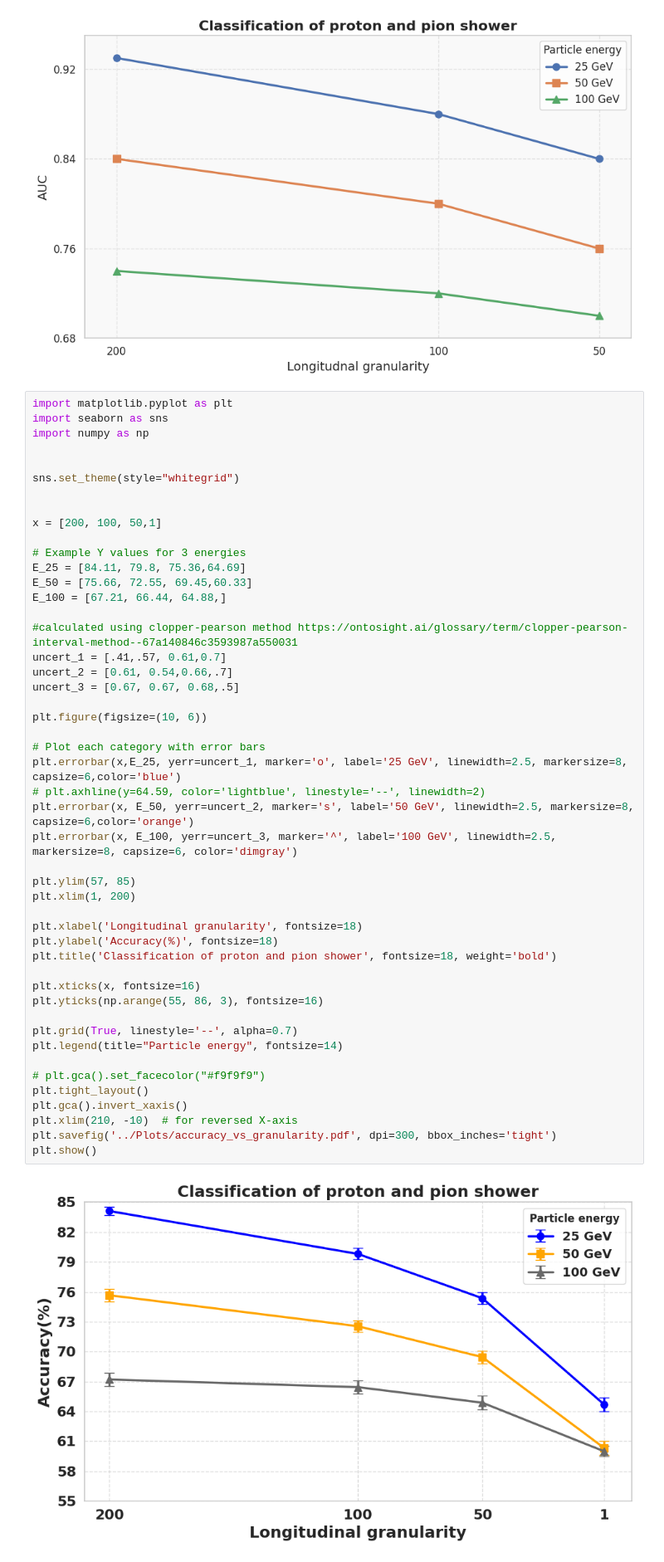
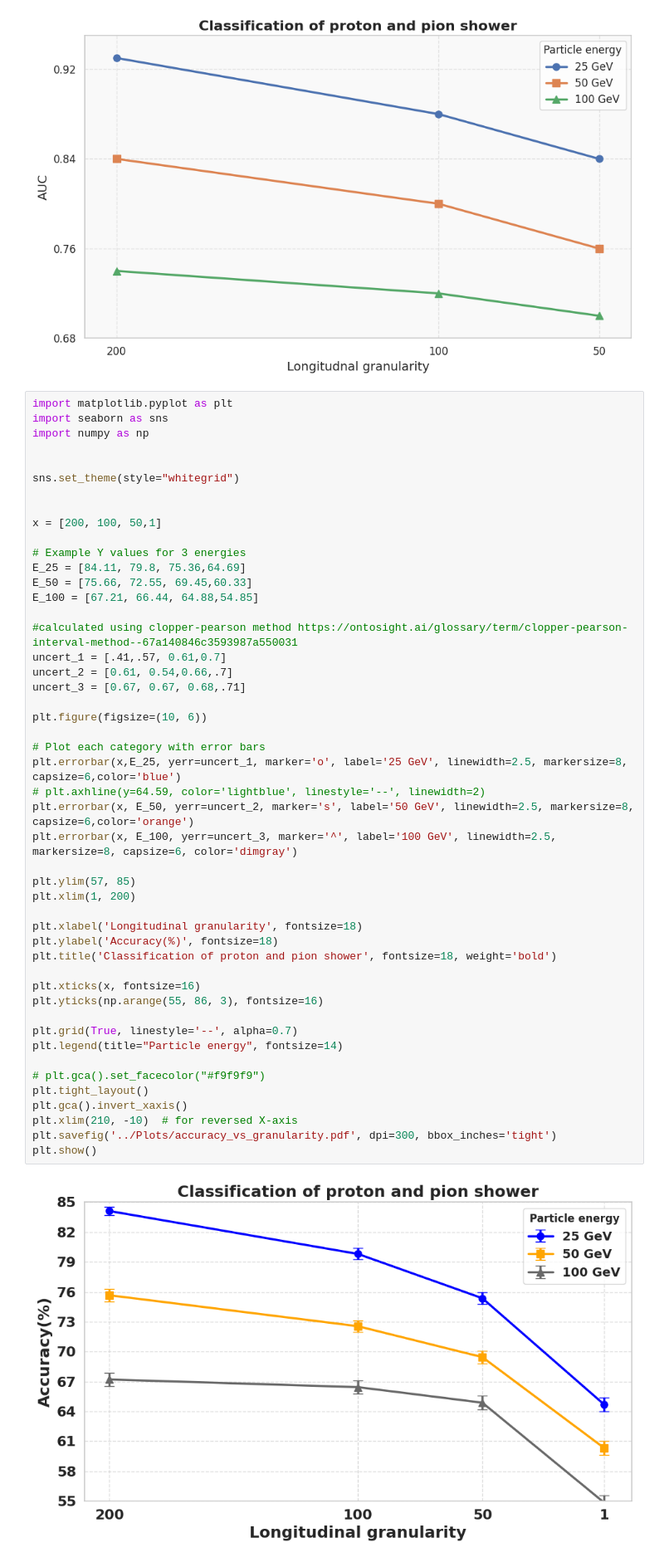
Before and after one commit to abhich2507/ML_PointCloud, a Jupyter notebook: Utils/plot_log.ipynb, the cells around one changed output. Shown: that part at 83% size. Saved outputs shown, nothing was run; the diff lists cells and outputs as text.

Commit message:
modified:   Plots/accuracy_vs_granularity.pdf 	modified:   Utils/plot_log.ipynb

```diff
--- a/Utils/plot_log.ipynb
+++ b/Utils/plot_log.ipynb
@@ -151,42 +151,42 @@ x = [200, 100, 50,1]
 # Example Y values for 3 energies
 E_25 = [84.11, 79.8, 75.36,64.69]
 E_50 = [75.66, 72.55, 69.45,60.33]
-E_100 = [67.21, 66.44, 64.88,]
+E_100 = [67.21, 66.44, 64.88,54.85]
 
 #calculated using clopper-pearson method https://ontosight.ai/glossary/term/clopper-pearson-interval-method--67a140846c3593987a550031
 uncert_1 = [.41,.57, 0.61,0.7]
 uncert_2 = [0.61, 0.54,0.66,.7]
-uncert_3 = [0.67, 0.67, 0.68,.5]
+uncert_3 = [0.67, 0.67, 0.68,.71]
 
 plt.figure(figsize=(10, 6))
 
 # Plot each category with error bars
 plt.errorbar(x,E_25, yerr=uncert_1, marker='o', label='25 GeV', linewidth=2.5, markersize=8, capsize=6,color='blue')
 # plt.axhline(y=64.59, color='lightblue', linestyle='--', linewidth=2)
 plt.errorbar(x, E_50, yerr=uncert_2, marker='s', label='50 GeV', linewidth=2.5, markersize=8, capsize=6,color='orange')
 plt.errorbar(x, E_100, yerr=uncert_3, marker='^', label='100 GeV', linewidth=2.5, markersize=8, capsize=6, color='dimgray')
 
 plt.ylim(57, 85)
 plt.xlim(1, 200)
 
 plt.xlabel('Longitudinal granularity', fontsize=18)
 plt.ylabel('Accuracy(%)', fontsize=18)
 plt.title('Classification of proton and pion shower', fontsize=18, weight='bold')
 
 plt.xticks(x, fontsize=16)
 plt.yticks(np.arange(55, 86, 3), fontsize=16)
 
 plt.grid(True, linestyle='--', alpha=0.7)
 plt.legend(title="Particle energy", fontsize=14)
 
 # plt.gca().set_facecolor("#f9f9f9")
 plt.tight_layout()
 plt.gca().invert_xaxis()
 plt.xlim(210, -10)  # for reversed X-axis
 plt.savefig('../Plots/accuracy_vs_granularity.pdf', dpi=300, bbox_inches='tight')
 plt.show()
 # %% [output]
-[figure, old version]
+[figure, new version]
 # %%
 import matplotlib.pyplot as plt
 import numpy as np
```
Also changed, not shown: 1 other file.
